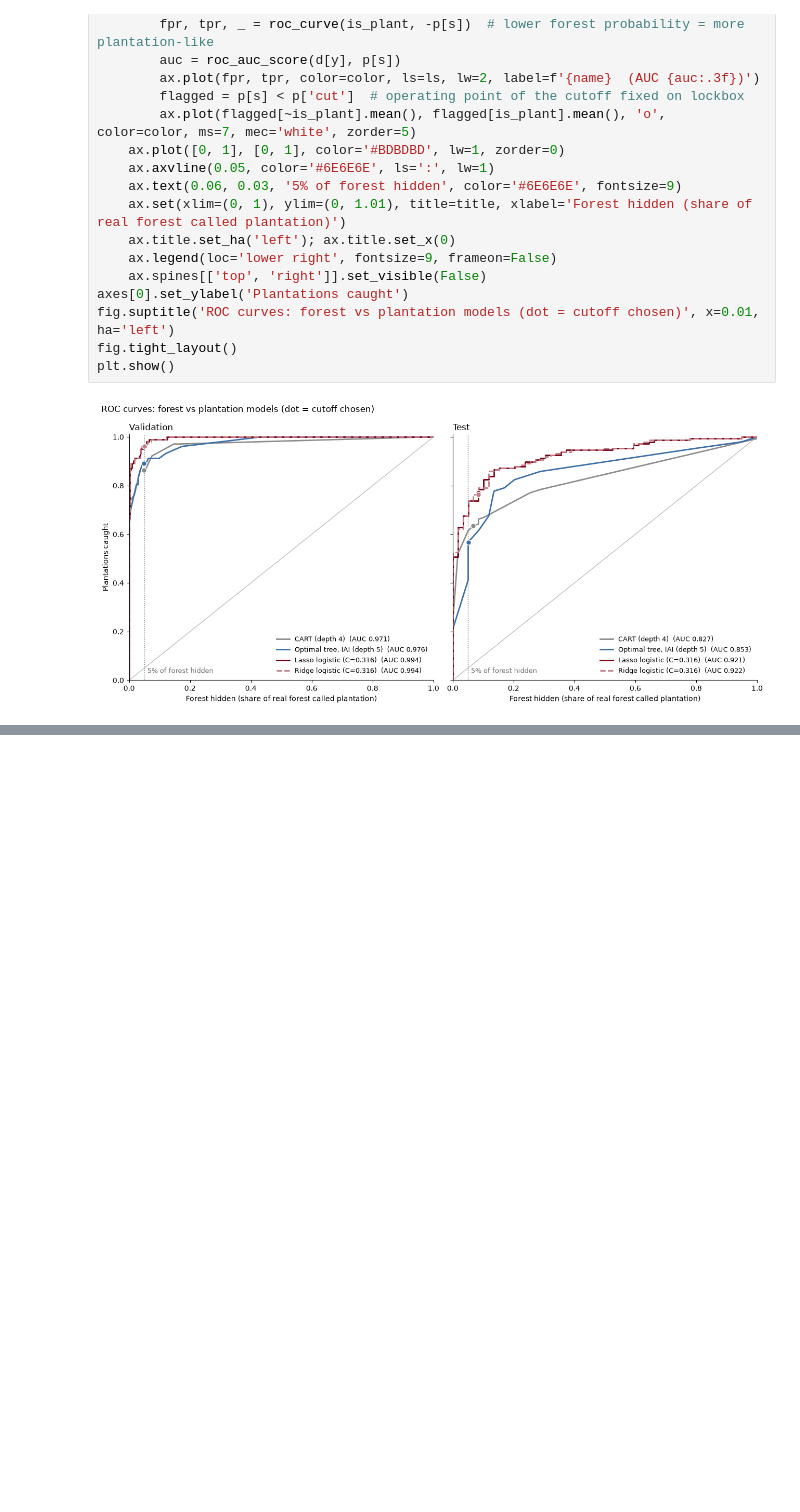
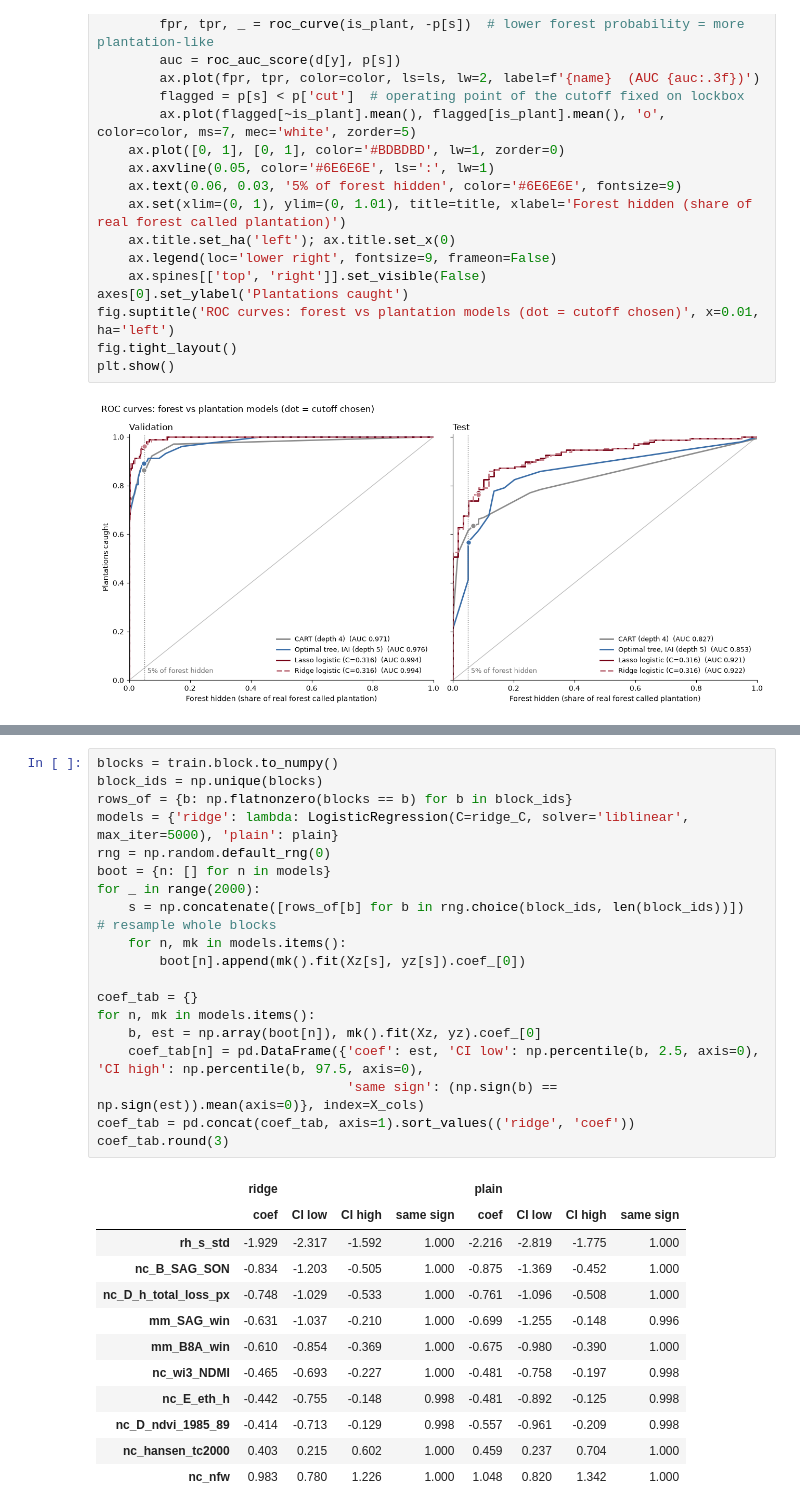
Before and after one commit to clement-docteur/mit_cropin_alab, a Jupyter notebook: models/interpretable_model_V1_less_features.ipynb, the cells around one changed output, grey strips where cells are left out. Cells and saved outputs as stored; diff of their text form; blank space fills up the shorter version.

```diff
--- a/models/interpretable_model_V1_less_features.ipynb
+++ b/models/interpretable_model_V1_less_features.ipynb
@@ -302,0 +420,32 @@ plt.show()
+# %%
+blocks = train.block.to_numpy()
+block_ids = np.unique(blocks)
+rows_of = {b: np.flatnonzero(blocks == b) for b in block_ids}
+models = {'ridge': lambda: LogisticRegression(C=ridge_C, solver='liblinear', max_iter=5000), 'plain': plain}
+rng = np.random.default_rng(0)
+boot = {n: [] for n in models}
+for _ in range(2000):
+    s = np.concatenate([rows_of[b] for b in rng.choice(block_ids, len(block_ids))])  # resample whole blocks
+    for n, mk in models.items():
+        boot[n].append(mk().fit(Xz[s], yz[s]).coef_[0])
+
+coef_tab = {}
+for n, mk in models.items():
+    b, est = np.array(boot[n]), mk().fit(Xz, yz).coef_[0]
+    coef_tab[n] = pd.DataFrame({'coef': est, 'CI low': np.percentile(b, 2.5, axis=0), 'CI high': np.percentile(b, 97.5, axis=0),
+                                'same sign': (np.sign(b) == np.sign(est)).mean(axis=0)}, index=X_cols)
+coef_tab = pd.concat(coef_tab, axis=1).sort_values(('ridge', 'coef'))
+coef_tab.round(3)
+# %% [output]
+|  | ridge |  |  |  | plain |  |  |  |
+|  | coef | CI low | CI high | same sign | coef | CI low | CI high | same sign |
+| rh_s_std | -1.929 | -2.317 | -1.592 | 1.000 | -2.216 | -2.819 | -1.775 | 1.000 |
+| nc_B_SAG_SON | -0.834 | -1.203 | -0.505 | 1.000 | -0.875 | -1.369 | -0.452 | 1.000 |
+| nc_D_h_total_loss_px | -0.748 | -1.029 | -0.533 | 1.000 | -0.761 | -1.096 | -0.508 | 1.000 |
+| mm_SAG_win | -0.631 | -1.037 | -0.210 | 1.000 | -0.699 | -1.255 | -0.148 | 0.996 |
+| mm_B8A_win | -0.610 | -0.854 | -0.369 | 1.000 | -0.675 | -0.980 | -0.390 | 1.000 |
+| nc_wi3_NDMI | -0.465 | -0.693 | -0.227 | 1.000 | -0.481 | -0.758 | -0.197 | 0.998 |
+| nc_E_eth_h | -0.442 | -0.755 | -0.148 | 0.998 | -0.481 | -0.892 | -0.125 | 0.998 |
+| nc_D_ndvi_1985_89 | -0.414 | -0.713 | -0.129 | 0.998 | -0.557 | -0.961 | -0.209 | 0.998 |
+| nc_hansen_tc2000 | 0.403 | 0.215 | 0.602 | 1.000 | 0.459 | 0.237 | 0.704 | 1.000 |
+| nc_nfw | 0.983 | 0.780 | 1.226 | 1.000 | 1.048 | 0.820 | 1.342 | 1.000 |
```
Also changed, not shown: parts of 11 cells of this notebook, 4 other files.
